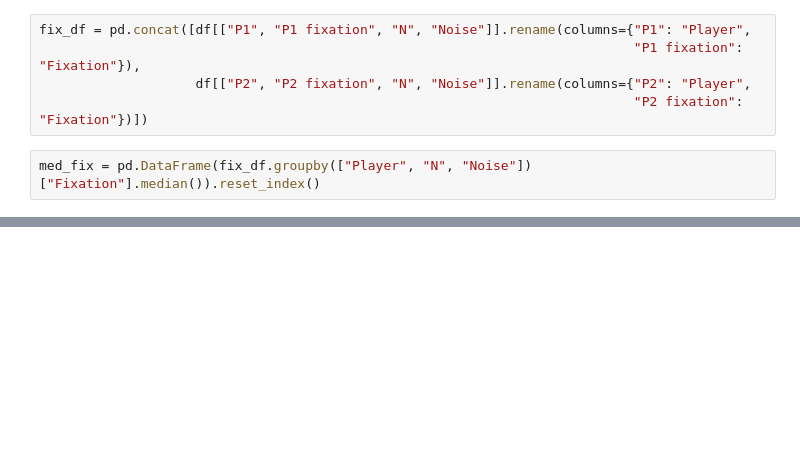
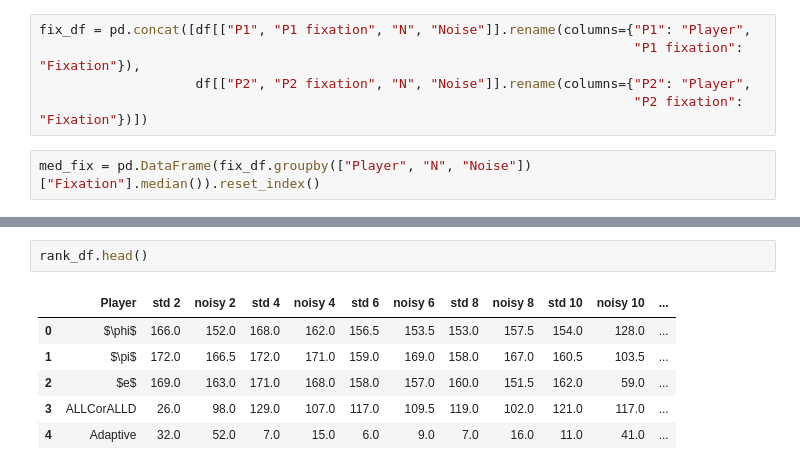
Before and after one commit to Axelrod-Python/axelrod-moran, a Jupyter notebook: nbs/main.ipynb, the cells around one changed output, grey strips where cells are left out. Drawn from its saved outputs; the diff is of its cells as text; blank space fills up the shorter version.

```diff
--- a/nbs/main.ipynb
+++ b/nbs/main.ipynb
@@ -222,0 +220,9 @@ for noise in [True, False]:
+# %%
+rank_df.head()
+# %% [output]
+|  | Player | std 2 | noisy 2 | std 4 | noisy 4 | std 6 | noisy 6 | std 8 | noisy 8 | std 10 | noisy 10 | ... |
+| 0 | $\phi$ | 166.0 | 152.0 | 168.0 | 162.0 | 156.5 | 153.5 | 153.0 | 157.5 | 154.0 | 128.0 | ... |
+| 1 | $\pi$ | 172.0 | 166.5 | 172.0 | 171.0 | 159.0 | 169.0 | 158.0 | 167.0 | 160.5 | 103.5 | ... |
+| 2 | $e$ | 169.0 | 163.0 | 171.0 | 168.0 | 158.0 | 157.0 | 160.0 | 151.5 | 162.0 | 59.0 | ... |
+| 3 | ALLCorALLD | 26.0 | 98.0 | 129.0 | 107.0 | 117.0 | 109.5 | 119.0 | 102.0 | 121.0 | 117.0 | ... |
+| 4 | Adaptive | 32.0 | 52.0 | 7.0 | 15.0 | 6.0 | 9.0 | 7.0 | 16.0 | 11.0 | 41.0 | ... |
```
Also changed, not shown: parts of 30 cells of this notebook, 34 other files.
